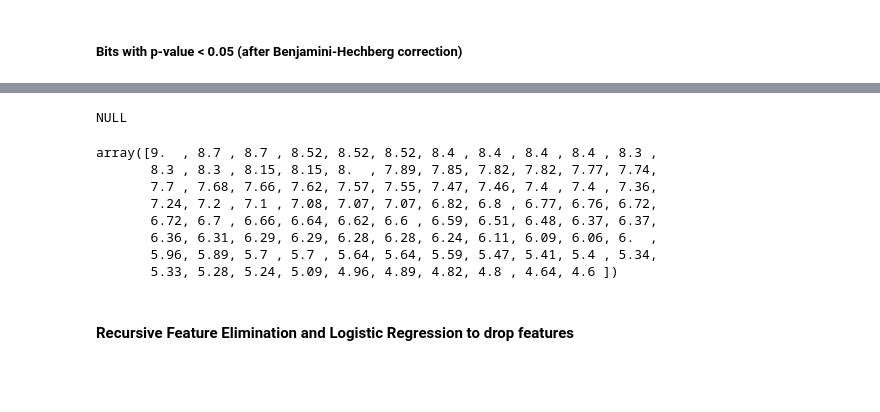
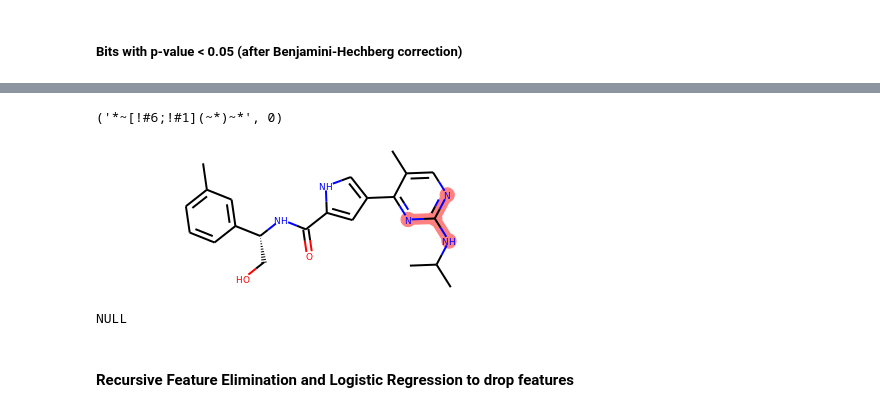
Before and after one commit to jRicciL/ERK2_notebooks, a Jupyter notebook: X_Reviewing_Fourches_work/7_Feature_Selection_RDKit_descriptors.ipynb, the cells around one changed output, grey strips where cells are left out. Cells and saved outputs as stored; diff of their text form; code cells hidden in the pictures; blank space fills up the shorter version.

```diff
--- a/X_Reviewing_Fourches_work/7_Feature_Selection_RDKit_descriptors.ipynb
+++ b/X_Reviewing_Fourches_work/7_Feature_Selection_RDKit_descriptors.ipynb
@@ -631,0 +700,22 @@ plt.show()
+# %%
+from rdkit.Chem import MACCSkeys
+MACCSkeys.smartsPatts[85]
+
+MACCSkeys.smartsPatts[148]
+#Chem.MolToSmiles(Chem.MolFromSmarts(MACCSkeys.smartsPatts[148][0]))
+# %% [output]
+('*~[!#6;!#1](~*)~*', 0)
+# %%
+from rdkit import Chem
+from rdkit.Chem.Draw import IPythonConsole
+
+smi_smarts = Chem.MolToSmiles(Chem.MolFromSmarts(MACCSkeys.smartsPatts[124][0]))
+
+m = df_erk2_mols.loc['CSAR_erk2_18', 'rdk_mol']
+
+substructure = Chem.MolFromSmarts(MACCSkeys.smartsPatts[25][0])
+m.GetSubstructMatches(substructure)
+
+m
+# %% [output]
+[figure, added]
@@ -657,17 +750,6 @@ for(i in maccs_bits_names) {
 }
 # %% [output]
 NULL
-# %%
-df_maccs_all['pKi'].values
-# %% [output]
-array([9.  , 8.7 , 8.7 , 8.52, 8.52, 8.52, 8.4 , 8.4 , 8.4 , 8.4 , 8.3 ,
-       8.3 , 8.3 , 8.15, 8.15, 8.  , 7.89, 7.85, 7.82, 7.82, 7.77, 7.74,
-       7.7 , 7.68, 7.66, 7.62, 7.57, 7.55, 7.47, 7.46, 7.4 , 7.4 , 7.36,
-       7.24, 7.2 , 7.1 , 7.08, 7.07, 7.07, 6.82, 6.8 , 6.77, 6.76, 6.72,
-       6.72, 6.7 , 6.66, 6.64, 6.62, 6.6 , 6.59, 6.51, 6.48, 6.37, 6.37,
-       6.36, 6.31, 6.29, 6.29, 6.28, 6.28, 6.24, 6.11, 6.09, 6.06, 6.  ,
-       5.96, 5.89, 5.7 , 5.7 , 5.64, 5.64, 5.59, 5.47, 5.41, 5.4 , 5.34,
-       5.33, 5.28, 5.24, 5.09, 4.96, 4.89, 4.82, 4.8 , 4.64, 4.6 ])
 # %% [markdown]
 #### Recursive Feature Elimination and Logistic Regression to drop features
 # %%
```
Also changed, not shown: parts of 18 cells of this notebook.
